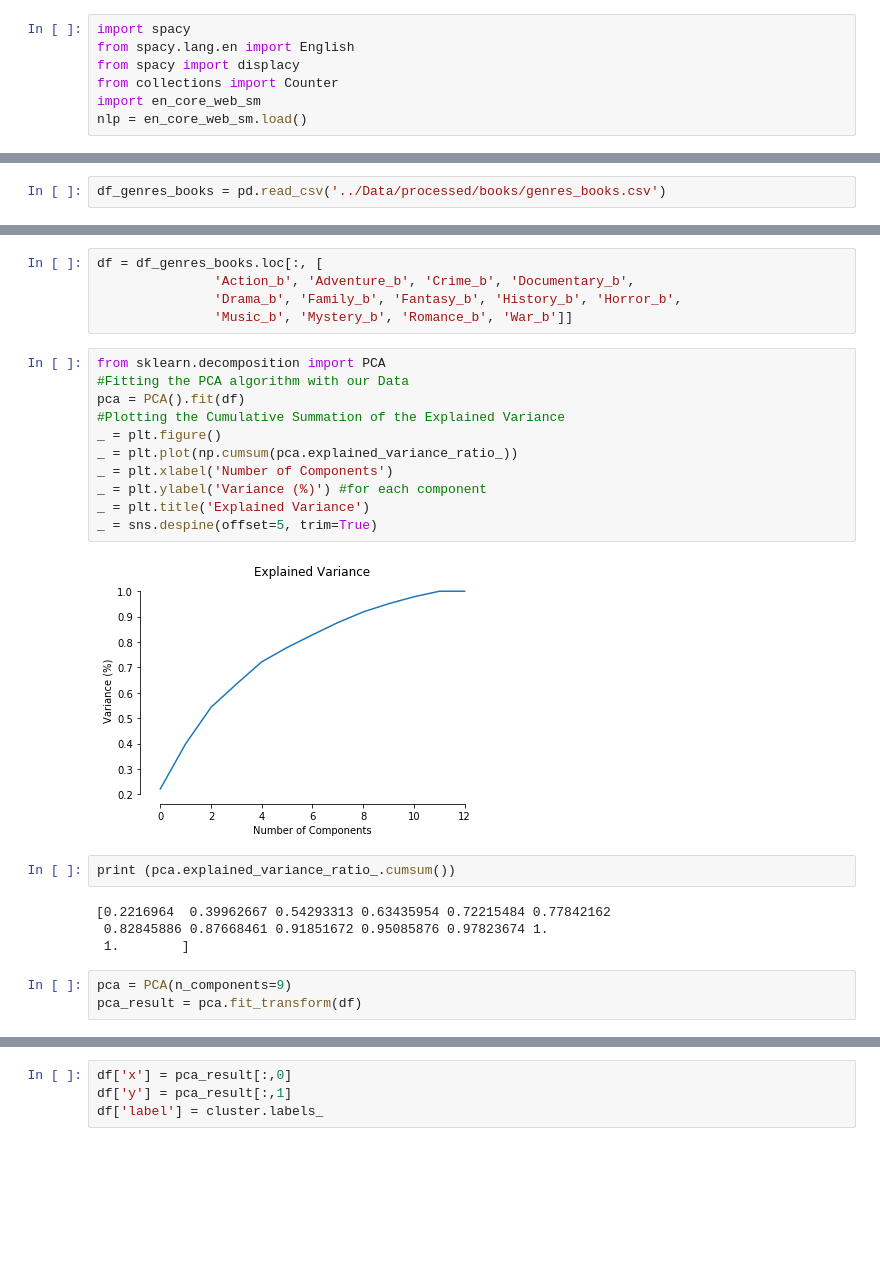
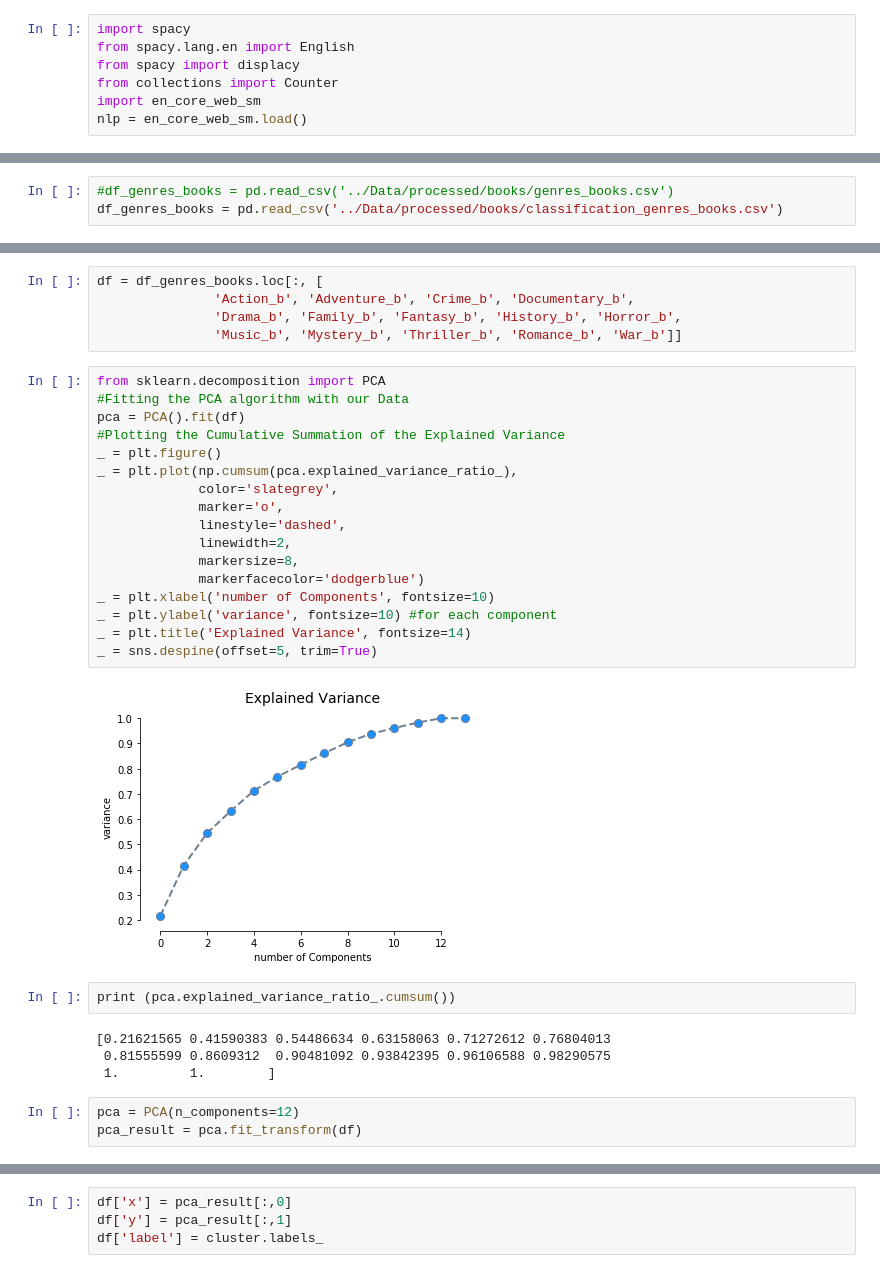
Before and after one commit to Bishal-Saha001/what-the-movies-and-books-have-in-common, a Jupyter notebook: depth_analysis/section4_extracting_names_places_books.ipynb, the cells around one changed output, grey strips where cells are left out. Drawn from its saved outputs; the diff is of its cells as text; blank space fills up the shorter version.

```diff
--- a/depth_analysis/section4_extracting_names_places_books.ipynb
+++ b/depth_analysis/section4_extracting_names_places_books.ipynb
@@ -138,5 +139,6 @@ for text in df_sample_PoS.description[:1]:
 # %%
-df_genres_books = pd.read_csv('../Data/processed/books/genres_books.csv')
+#df_genres_books = pd.read_csv('../Data/processed/books/genres_books.csv')
+df_genres_books = pd.read_csv('../Data/processed/books/classification_genres_books.csv')
 # %%
 df_genres_books.head(2)
 # %% [output]
@@ -148,28 +150,34 @@ df_genres_books.head(2)
 df = df_genres_books.loc[:, [
                'Action_b', 'Adventure_b', 'Crime_b', 'Documentary_b',
                'Drama_b', 'Family_b', 'Fantasy_b', 'History_b', 'Horror_b',
-               'Music_b', 'Mystery_b', 'Romance_b', 'War_b']]
+               'Music_b', 'Mystery_b', 'Thriller_b', 'Romance_b', 'War_b']]
 # %%
 from sklearn.decomposition import PCA
 #Fitting the PCA algorithm with our Data
 pca = PCA().fit(df)
 #Plotting the Cumulative Summation of the Explained Variance
 _ = plt.figure()
-_ = plt.plot(np.cumsum(pca.explained_variance_ratio_))
-_ = plt.xlabel('Number of Components')
-_ = plt.ylabel('Variance (%)') #for each component
-_ = plt.title('Explained Variance')
+_ = plt.plot(np.cumsum(pca.explained_variance_ratio_),
+             color='slategrey',
+             marker='o',
+             linestyle='dashed',
+             linewidth=2,
+             markersize=8,
+             markerfacecolor='dodgerblue')
+_ = plt.xlabel('number of Components', fontsize=10)
+_ = plt.ylabel('variance', fontsize=10) #for each component
+_ = plt.title('Explained Variance', fontsize=14)
 _ = sns.despine(offset=5, trim=True)
 # %% [output]
-[figure, old version]
+[figure, new version]
 # %%
 print (pca.explained_variance_ratio_.cumsum())
 # %% [output]
-[0.2216964  0.39962667 0.54293313 0.63435954 0.72215484 0.77842162
- 0.82845886 0.87668461 0.91851672 0.95085876 0.97823674 1.
- 1.        ]
+[0.21621565 0.41590383 0.54486634 0.63158063 0.71272612 0.76804013
+ 0.81555599 0.8609312  0.90481092 0.93842395 0.96106588 0.98290575
+ 1.         1.        ]
 # %%
-pca = PCA(n_components=9)
+pca = PCA(n_components=12)
 pca_result = pca.fit_transform(df)
 # %%
 from sklearn.cluster import AgglomerativeClustering
```
Also changed, not shown: parts of 10 cells of this notebook.
